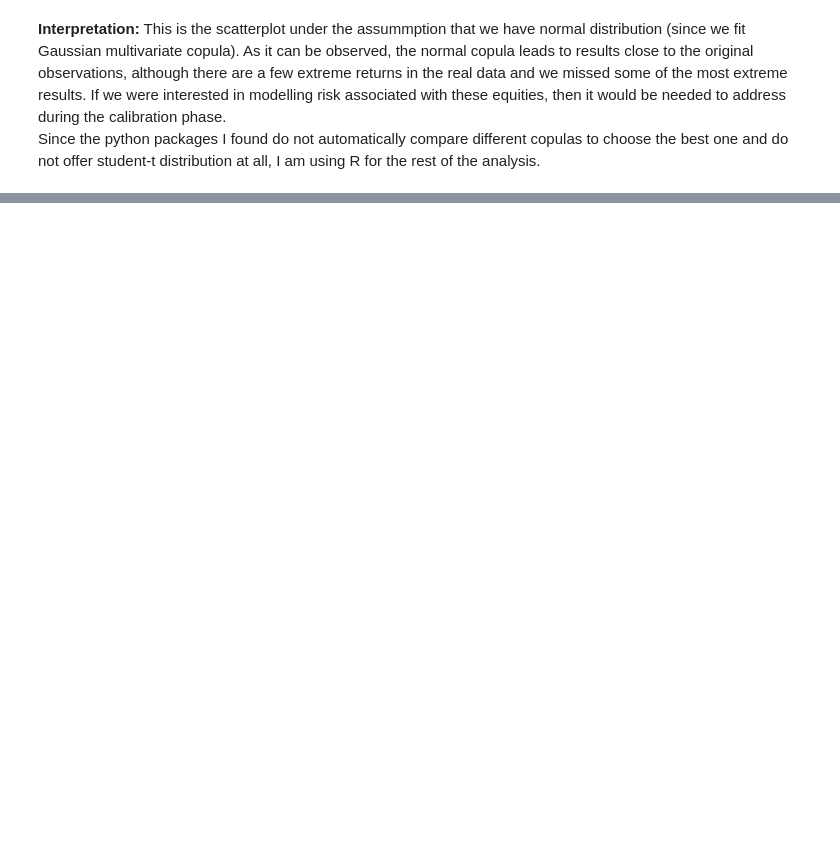
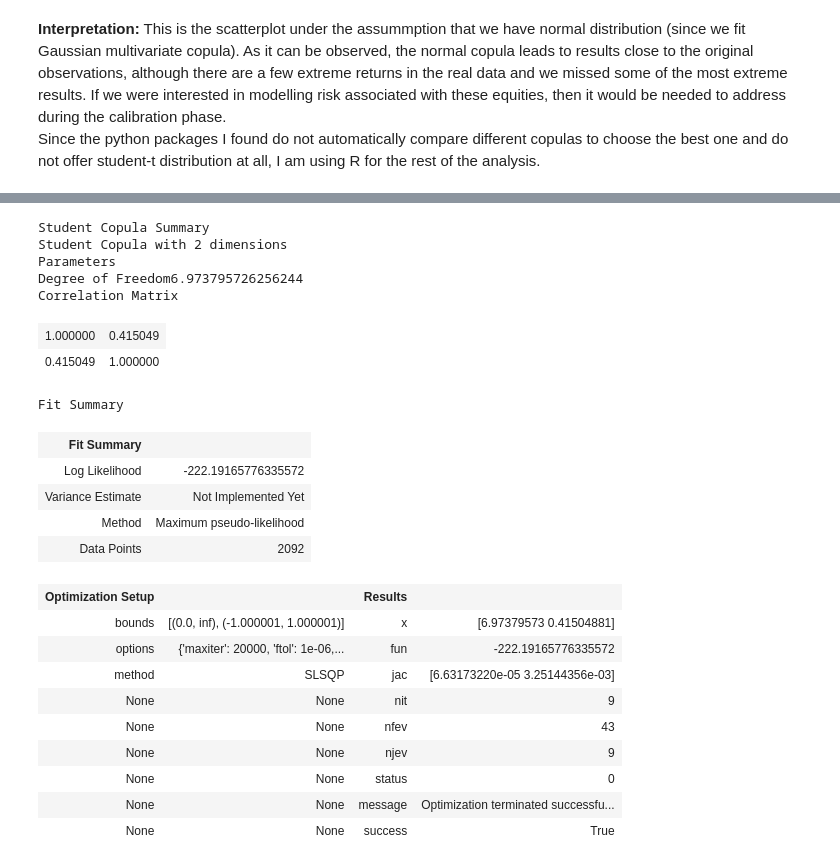
Before and after one commit to AnnaMariaAngelova/QRM2020, a Jupyter notebook: QRM_Assignment2.ipynb, the cells around one changed output, grey strips where cells are left out. Drawn from its saved outputs; the diff is of its cells as text; code cells hidden in the pictures; blank space fills up the shorter version.

```diff
--- a/QRM_Assignment2.ipynb
+++ b/QRM_Assignment2.ipynb
@@ -941,0 +944,4 @@ ads_heia.to_csv("01_Data/ADS_HEIA.csv")
+# %%
+degrees_of_freedom = 5.5  # some random number, unnecessary to specify df but done for demonstration purposes
+t_cop = StudentCopula(dim=2, df=degrees_of_freedom)
+t_cop.fit(dbc_gspc)
@@ -941,0 +951,26 @@ ads_heia.to_csv("01_Data/ADS_HEIA.csv")
+# %%
+t_cop.summary()
+# %% [output]
+Student Copula Summary
+Student Copula with 2 dimensions
+Parameters
+Degree of Freedom6.973795726256244
+Correlation Matrix
+| 1.000000 | 0.415049 |
+| 0.415049 | 1.000000 |
+Fit Summary
+| Fit Summary |  |
+| Log Likelihood | -222.19165776335572 |
+| Variance Estimate | Not Implemented Yet |
+| Method | Maximum pseudo-likelihood |
+| Data Points | 2092 |
+| Optimization Setup |  | Results |  |
+| bounds | [(0.0, inf), (-1.000001, 1.000001)] | x | [6.97379573 0.41504881] |
+| options | {'maxiter': 20000, 'ftol': 1e-06,... | fun | -222.19165776335572 |
+| method | SLSQP | jac | [6.63173220e-05 3.25144356e-03] |
+| None | None | nit | 9 |
+| None | None | nfev | 43 |
+| None | None | njev | 9 |
+| None | None | status | 0 |
+| None | None | message | Optimization terminated successfu... |
+| None | None | success | True |
```
Also changed, not shown: parts of 7 cells of this notebook, 2 other files.
